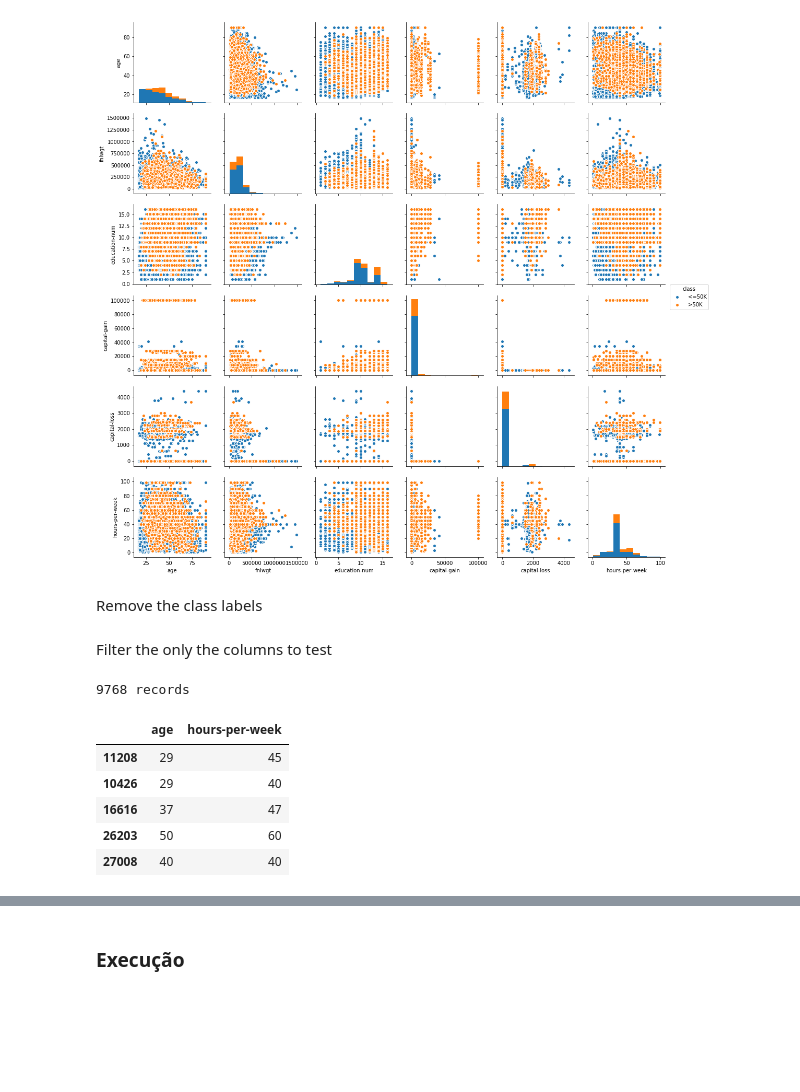
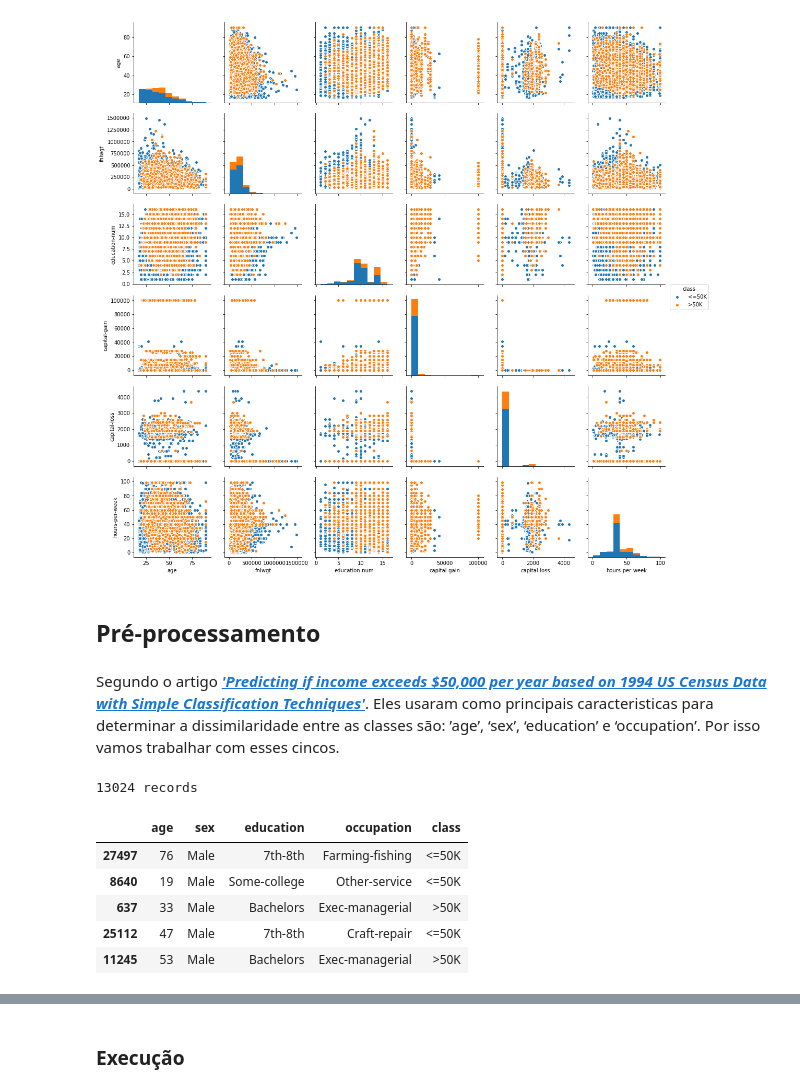
Before and after one commit to BrunoICardoso/DataScience, a Jupyter notebook: machine-learning-1/Trabalho 1 - Machine Learning 1.ipynb, the cells around one changed output, grey strips where cells are left out. Cells and saved outputs as stored; diff of their text form; code cells hidden in the pictures; blank space fills up the shorter version.

```diff
--- a/machine-learning-1/Trabalho 1 - Machine Learning 1.ipynb
+++ b/machine-learning-1/Trabalho 1 - Machine Learning 1.ipynb
@@ -72,5 +79,3 @@ sb.pairplot(censo, hue='class')
 # %% [output]
 <seaborn.axisgrid.PairGrid at 0x...>
 [figure]
-# %% [markdown]
-Remove the class labels
@@ -81,20 +82,22 @@ Remove the class labels
-# %% [markdown]
-Filter the only the columns to test
+# %% [markdown]
+## Pré-processamento
+# %% [markdown]
+Segundo o artigo [***'Predicting if income exceeds $50,000 per year based on 1994 US Census Data with Simple Classification Techniques'***](http://url). Eles usaram como principais caracteristicas para determinar a dissimilaridade entre as classes são:  ’age’, ‘sex’, ‘education’ e ‘occupation’. Por isso vamos trabalhar com esses cincos.
 # %%
-columns_to_filter = ['age', 'hours-per-week']
+columns_to_filter = ["age", "sex", "education", "occupation", "class"]
 
 df = censo.loc[:, columns_to_filter]
 
-df = df.sample(frac=0.3)
+df = df.sample(frac=0.4)
 
 print str(len(df)) + ' records'
 
 df.head()
 # %% [output]
-9768 records
+13024 records
-|  | age | hours-per-week |
-| 11208 | 29 | 45 |
-| 10426 | 29 | 40 |
-| 16616 | 37 | 47 |
-| 26203 | 50 | 60 |
-| 27008 | 40 | 40 |
+|  | age | sex | education | occupation | class |
+| 27497 | 76 | Male | 7th-8th | Farming-fishing | <=50K |
+| 8640 | 19 | Male | Some-college | Other-service | <=50K |
+| 637 | 33 | Male | Bachelors | Exec-managerial | >50K |
+| 25112 | 47 | Male | 7th-8th | Craft-repair | <=50K |
+| 11245 | 53 | Male | Bachelors | Exec-managerial | >50K |
```
Also changed, not shown: parts of 19 cells of this notebook.
